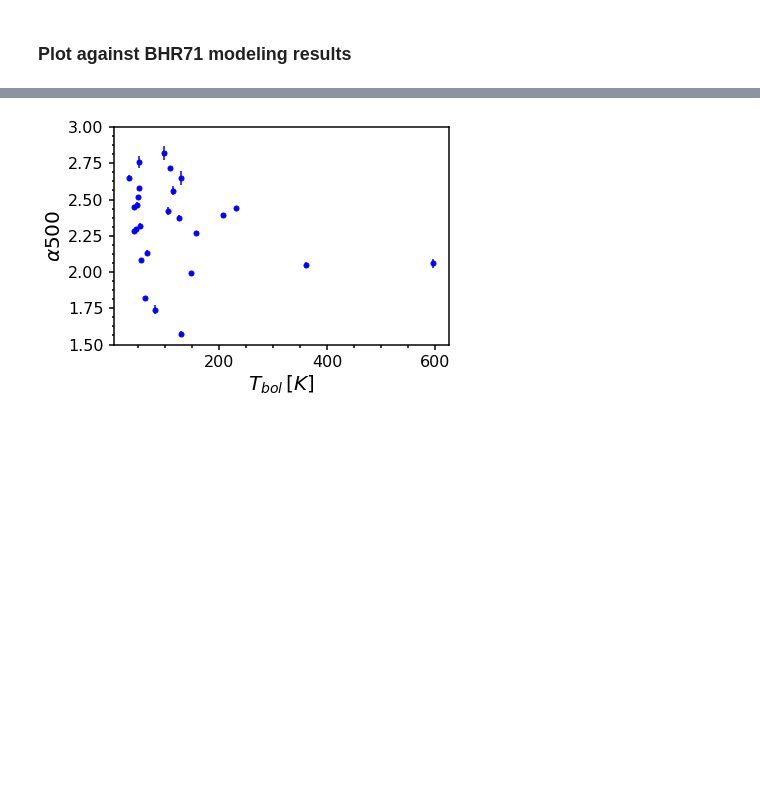
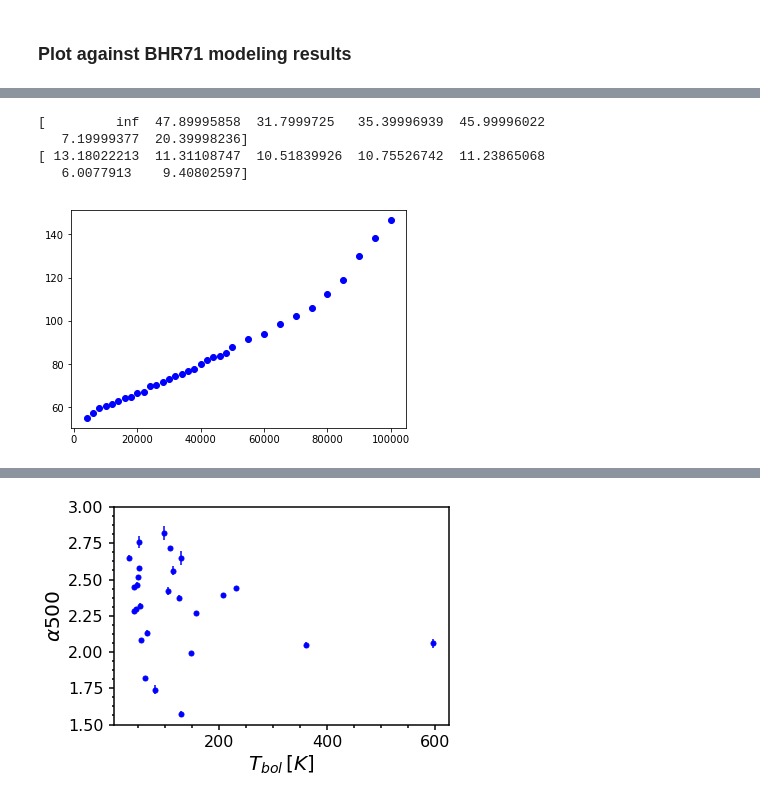
Before and after one commit to yaolun/sa, a Jupyter notebook: cops-spire analyses.ipynb, the cells around one changed output, grey strips where cells are left out. Saved outputs shown, nothing was run; the diff lists cells and outputs as text; code cells hidden in the pictures; blank space fills up the shorter version.

```diff
--- a/cops-spire analyses.ipynb
+++ b/cops-spire analyses.ipynb
@@ -128,0 +125,22 @@ wave_center = 500.0
+# %%
+from AlphaHyperion import AlphaHyperion
+import numpy as np
+from astropy.io import ascii
+
+model_dir = '/home/bettyjo/yaolun/hyperion/bhr71/controlled/'
+model_range = np.arange(141,175)
+aperfile = '/home/bettyjo/yaolun/bhr71/best_calibrated/aperture.txt'
+model_list = ascii.read(model_dir+'model_list.txt')
+dstar = 200.0
+wave_center = 500.0
+
+collection = {'age':[],'results':[]}
+
+for i in model_range:
+    result = AlphaHyperion(model_dir+'model'+str(i)+'/model'+str(i)+'.rtout',
+                           aperfile, dstar, wave_center, lbollsmm=True)
+    print(result[1])
+    collection['results'].append(result)
+
+    # get age from model list
+    collection['age'].append(model_list['age'][model_list['Model#'] == 'Model'+str(i)].data)
@@ -128,0 +170,23 @@ wave_center = 500.0
+# %%
+# aperture_list, alpha, alpha_err, lbol, lsmm
+print(collection['results'][0][0])
+print(collection['results'][0][3])
+# %% [output]
+[         inf  47.89995858  31.7999725   35.39996939  45.99996022
+   7.19999377  20.39998236]
+[ 13.18022213  11.31108747  10.51839926  10.75526742  11.23865068
+   6.0077913    9.40802597]
+# %%
+%matplotlib inline
+import matplotlib.pyplot as plt
+
+fig = plt.figure()
+ax = fig.add_subplot(111)
+
+aper_ind = 2
+
+for i in range(len(collection['results'])):
+    ax.plot(collection['age'][i], collection['results'][i][3][aper_ind]/collection['results'][i][4][aper_ind],
+           'o', color='b')
+# %% [output]
+[figure, added]
```
Also changed, not shown: parts of 6 cells of this notebook, 3 other files.
